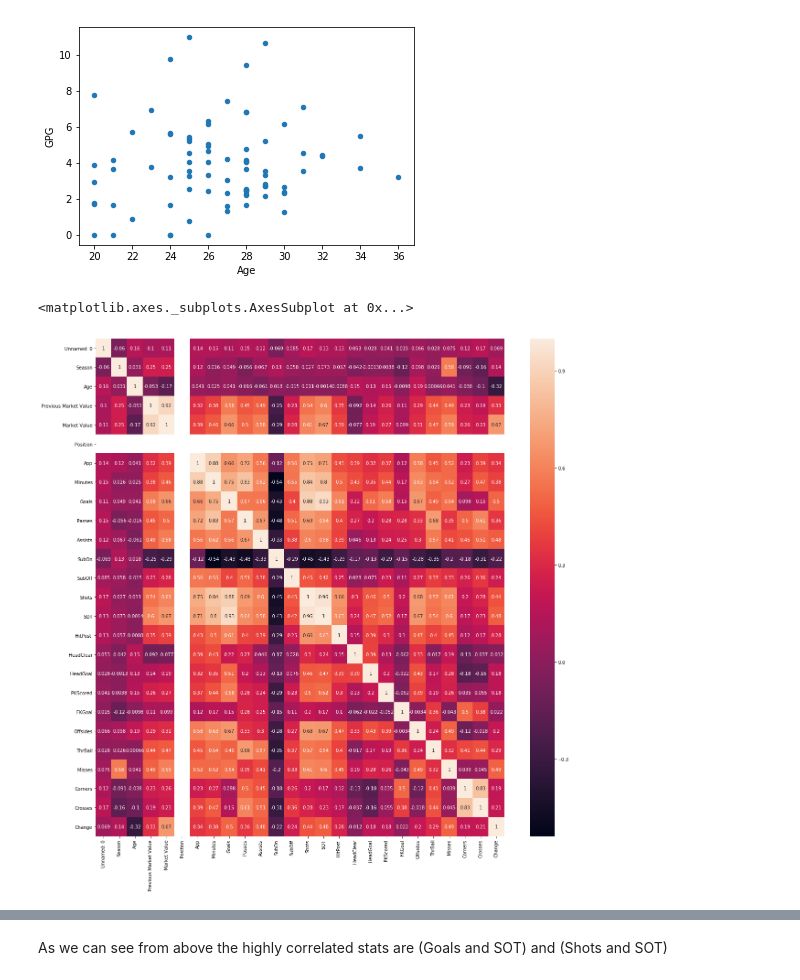
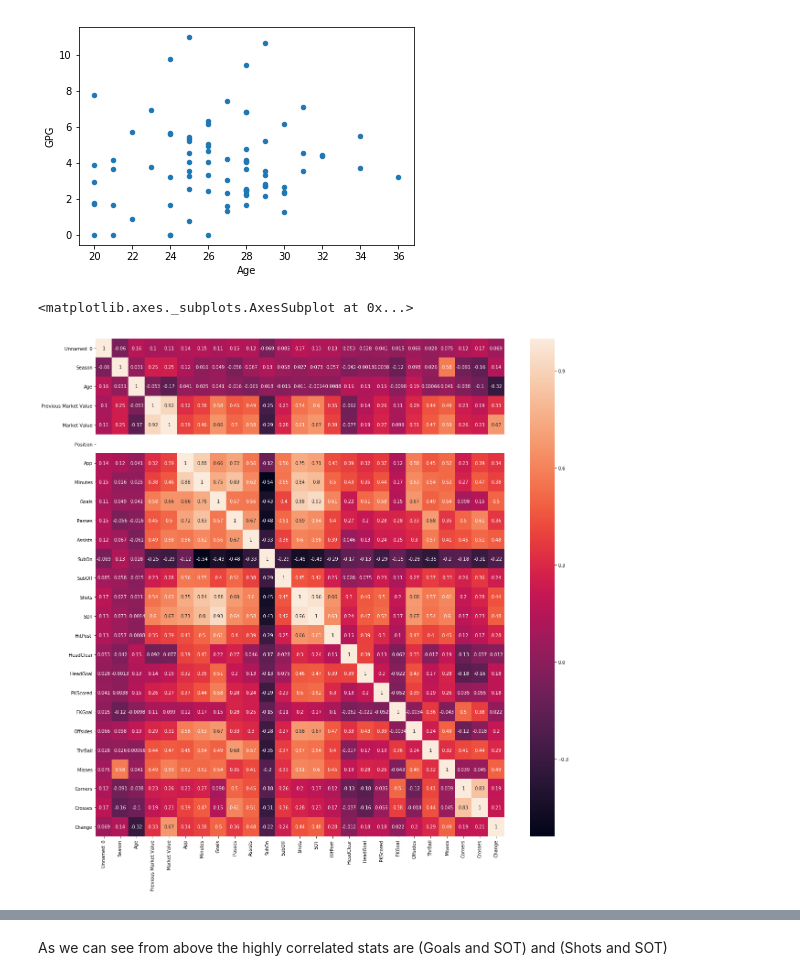
Before and after one commit to Femi-Ogunkola/EPL, a Jupyter notebook: EPL Data Analysis.ipynb, the cells around one changed output, grey strips where cells are left out. Cells and saved outputs as stored; diff of their text form; code cells hidden in the pictures.

```diff
--- a/EPL Data Analysis.ipynb
+++ b/EPL Data Analysis.ipynb
@@ -161,9 +161,9 @@ fwd_season.plot.scatter(x='Age', y='GPG')
 # %%
 f = (
     fwd.loc[:,]
 ).corr()
 fig,ax = plt.subplots(figsize=(20,20))
-sns.heatmap(f, annot=True,ax=ax)
+sns.heatmap(f.drop(['Position'],axis=1), annot=True,ax=ax)
 # %% [output]
 <matplotlib.axes._subplots.AxesSubplot at 0x...>
-[figure, old version]
+[figure, new version]
```
Also changed, not shown: parts of 3 cells of this notebook.
